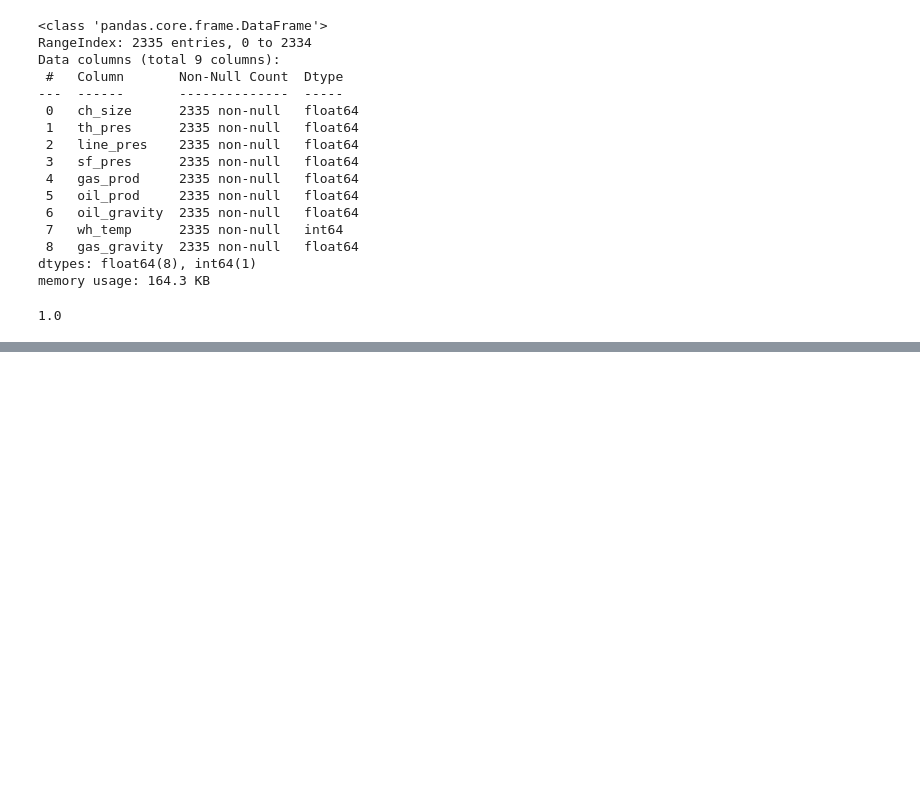
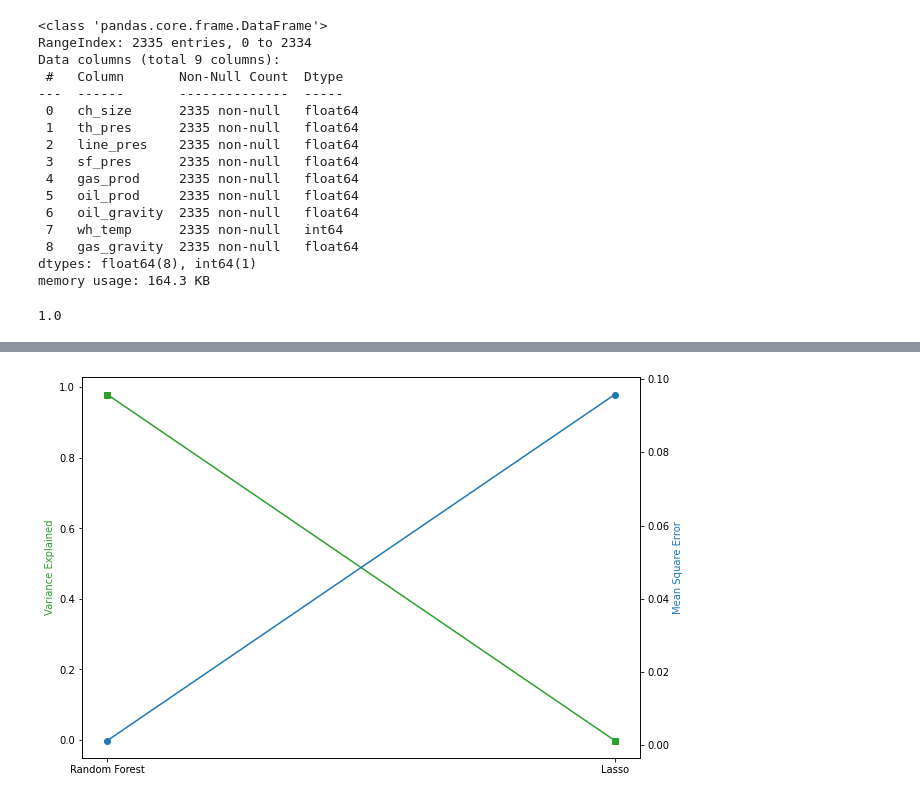
Before and after one commit to BasseyIsrael/choke-performance, a Jupyter notebook: Choke_performance.ipynb, the cells around one changed output, grey strips where cells are left out. Cells and saved outputs as stored; diff of their text form; code cells hidden in the pictures; blank space fills up the shorter version.

```diff
--- a/Choke_performance.ipynb
+++ b/Choke_performance.ipynb
@@ -598,2 +628,2 @@ IndexError: ignored
 # %%
-df_n = df_n.drop('line_pres', axis = 1)
+df_n = df_n.drop([ 'sf_pres', 'gas_gravity'], axis = 1)
@@ -599,0 +685,8 @@ df_n = df_n.drop('line_pres', axis = 1)
+# %%
+# The data is categorized into predictor and response features i.e. X,y respectively
+
+X = df_n.iloc[:,[0,1,4]].copy()
+y = df_n.iloc[:,[1,2,3,4,5]].copy()
+
+# Splitting the data using a test size of 0.25
+X_train, X_test, y_train, y_test = train_test_split(X,y, test_size=0.25, random_state = 42)
@@ -599,0 +820,19 @@ df_n = df_n.drop('line_pres', axis = 1)
+# %%
+from sklearn.linear_model import Lasso                                    # LS model prediction
+
+LSmodel = Lasso(alpha=1.0) # Model instatiation
+LSmodel.fit(X_train, y_train) # Fit model on training data
+
+# # Print the base model parameters
+# print('Coefficients for Por: ', str(round(LSmodel.coef_[0],3)) + ', Coefficients for Perm: ', str(round(LSmodel.coef_[1],3)) + ', Coefficients for TOC: ', str(round(LSmodel.coef_[2],3)) + ', \nIntercept: ', str(round(LSmodel.intercept_,3)))
+
+LSy_predict = LSmodel.predict(X_test) # Make predictions
+LSy_res = LSy_predict - y_test # residual calculation
+LS_rscore = r2_score(y_test, LSy_predict)
+LS_mse = mean_squared_error(y_test, LSy_predict)
+
+# Print the benchmark model's residual mean and stdev
+print('Residual: mean = ' + str(round(np.average(LSy_res),3)) + ', standard deviation = ' + str(round(np.std(LSy_res),3)))
+
+# Print the benchmark model rscore and mse
+print('\nBenchmark model variance explained: ', str(round(LS_rscore,4)) + ', Benchmark model mse: ', str(round(LS_mse,4)))
@@ -599,0 +869,15 @@ df_n = df_n.drop('line_pres', axis = 1)
+# %%
+x = ['Random Forest', 'Lasso']
+var_list = [RF_var, LS_rscore]
+mse_list = [RF_mse, LS_mse]
+
+fig, ax1 = plt.subplots(figsize=(10,7))
+ax2 = ax1.twinx()
+ax1.plot(x,var_list, color='C12', marker='s')
+ax2.plot(x,mse_list, color='C10', marker= 'o')
+#ax1.set_xlabel('ML Methods')
+ax1.set_ylabel('Variance Explained', color='C12')
+ax2.set_ylabel('Mean Square Error', color='C10')
+plt.show()
+# %% [output]
+[figure, added]
```
Also changed, not shown: parts of 24 cells of this notebook.
